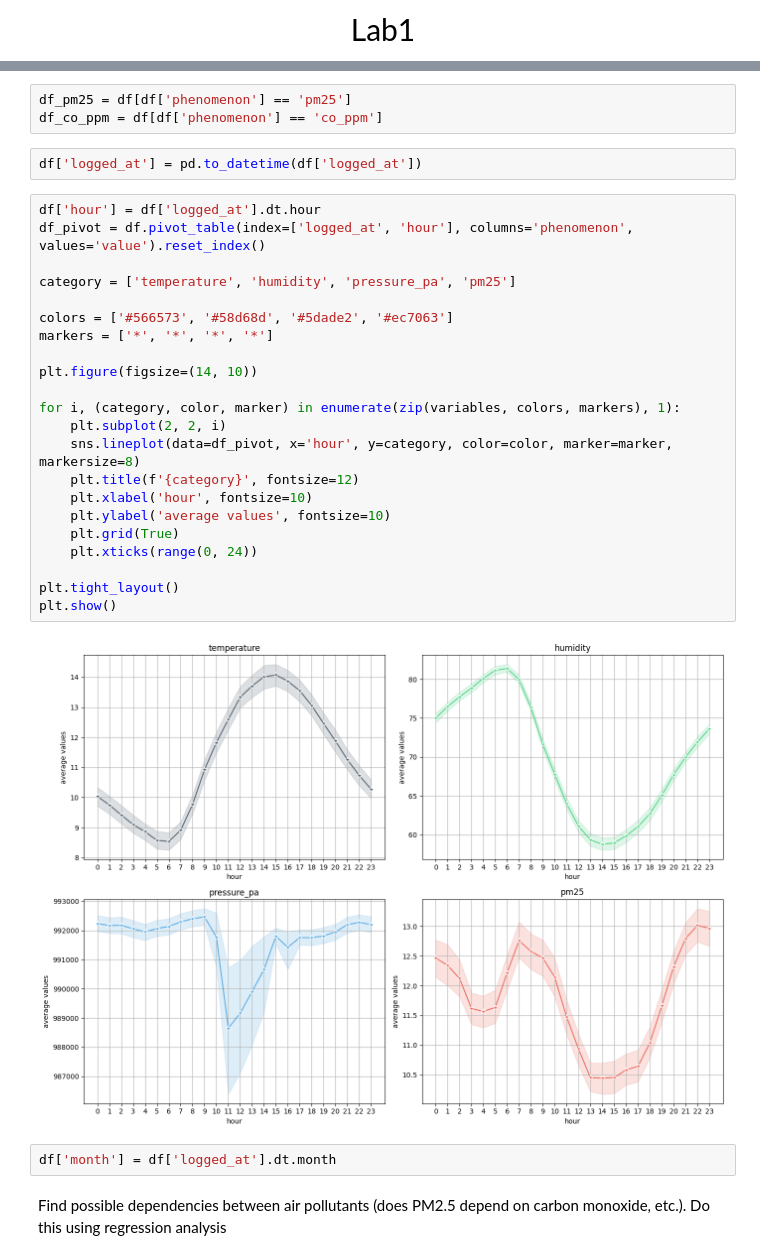
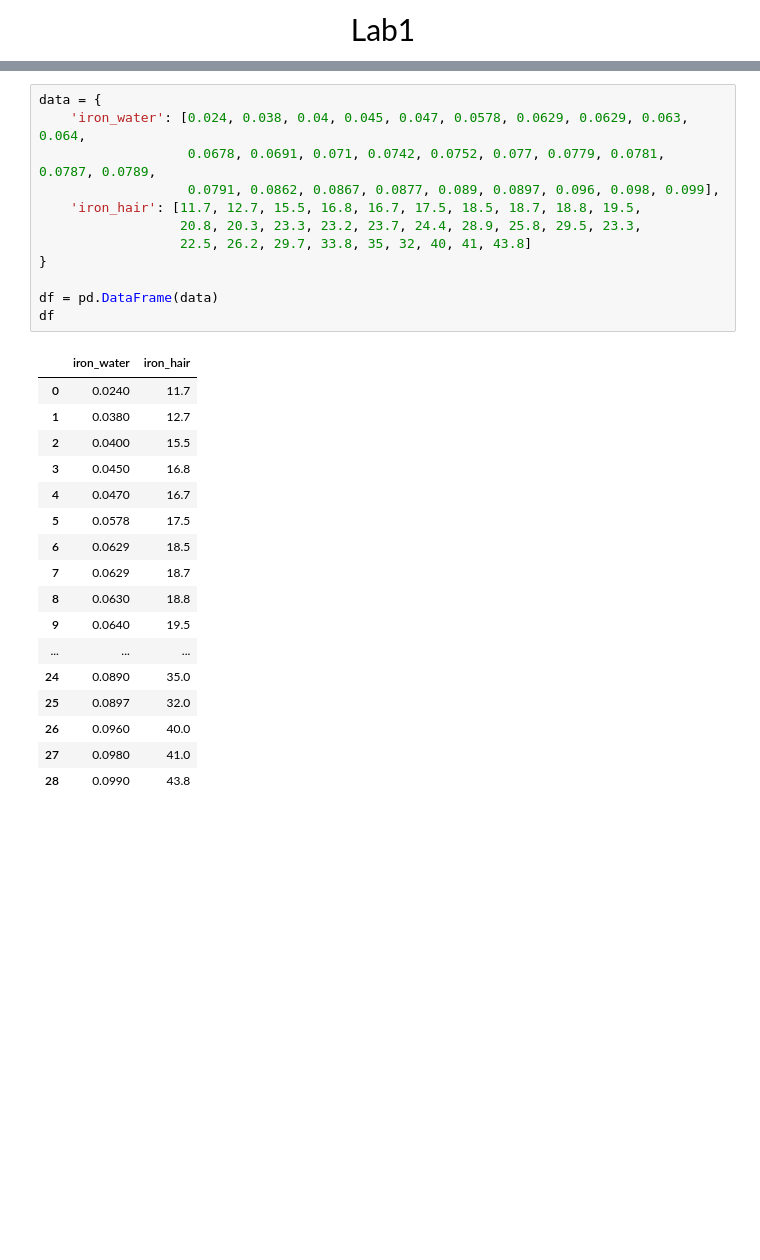
Before and after one commit to artemyak5/Mathematical-Modeling-2024, a Jupyter notebook: lab1/main.ipynb, the cells around one changed output, grey strips where cells are left out. Saved outputs shown, nothing was run; the diff lists cells and outputs as text; blank space fills up the shorter version.

```diff
--- a/lab1/main.ipynb
+++ b/lab1/main.ipynb
@@ -75,33 +10,30 @@ array(['temperature', 'humidity', 'pressure_pa', 'pm1', 'pm25', 'pm10',
-# %%
-df_pm25 = df[df['phenomenon'] == 'pm25']
-df_co_ppm = df[df['phenomenon'] == 'co_ppm']
-# %%
-df['logged_at'] = pd.to_datetime(df['logged_at'])
-# %%
-df['hour'] = df['logged_at'].dt.hour
-df_pivot = df.pivot_table(index=['logged_at', 'hour'], columns='phenomenon', values='value').reset_index()
-
-category = ['temperature', 'humidity', 'pressure_pa', 'pm25']
-
-colors = ['#566573', '#58d68d', '#5dade2', '#ec7063']
-markers = ['*', '*', '*', '*']
-
-plt.figure(figsize=(14, 10))
-
-for i, (category, color, marker) in enumerate(zip(variables, colors, markers), 1):
-    plt.subplot(2, 2, i)
-    sns.lineplot(data=df_pivot, x='hour', y=category, color=color, marker=marker, markersize=8)
-    plt.title(f'{category}', fontsize=12)
-    plt.xlabel('hour', fontsize=10)
-    plt.ylabel('average values', fontsize=10)
-    plt.grid(True)
-    plt.xticks(range(0, 24))
-
-plt.tight_layout()
-plt.show()
-# %% [output]
-[figure, removed]
-# %%
-df['month'] = df['logged_at'].dt.month
-# %% [markdown]
-<p>Find possible dependencies between air pollutants (does PM2.5 depend on carbon monoxide, etc.). Do this using regression analysis</p>
+# %%
+data = {
+    'iron_water': [0.024, 0.038, 0.04, 0.045, 0.047, 0.0578, 0.0629, 0.0629, 0.063, 0.064,
+                   0.0678, 0.0691, 0.071, 0.0742, 0.0752, 0.077, 0.0779, 0.0781, 0.0787, 0.0789,
+                   0.0791, 0.0862, 0.0867, 0.0877, 0.089, 0.0897, 0.096, 0.098, 0.099],
+    'iron_hair': [11.7, 12.7, 15.5, 16.8, 16.7, 17.5, 18.5, 18.7, 18.8, 19.5,
+                  20.8, 20.3, 23.3, 23.2, 23.7, 24.4, 28.9, 25.8, 29.5, 23.3,
+                  22.5, 26.2, 29.7, 33.8, 35, 32, 40, 41, 43.8]
+}
+
+df = pd.DataFrame(data)
+df
+# %% [output]
+|  | iron_water | iron_hair |
+| 0 | 0.0240 | 11.7 |
+| 1 | 0.0380 | 12.7 |
+| 2 | 0.0400 | 15.5 |
+| 3 | 0.0450 | 16.8 |
+| 4 | 0.0470 | 16.7 |
+| 5 | 0.0578 | 17.5 |
+| 6 | 0.0629 | 18.5 |
+| 7 | 0.0629 | 18.7 |
+| 8 | 0.0630 | 18.8 |
+| 9 | 0.0640 | 19.5 |
+| ... | ... | ... |
+| 24 | 0.0890 | 35.0 |
+| 25 | 0.0897 | 32.0 |
+| 26 | 0.0960 | 40.0 |
+| 27 | 0.0980 | 41.0 |
+| 28 | 0.0990 | 43.8 |
```
Also changed, not shown: parts of 9 cells of this notebook.
